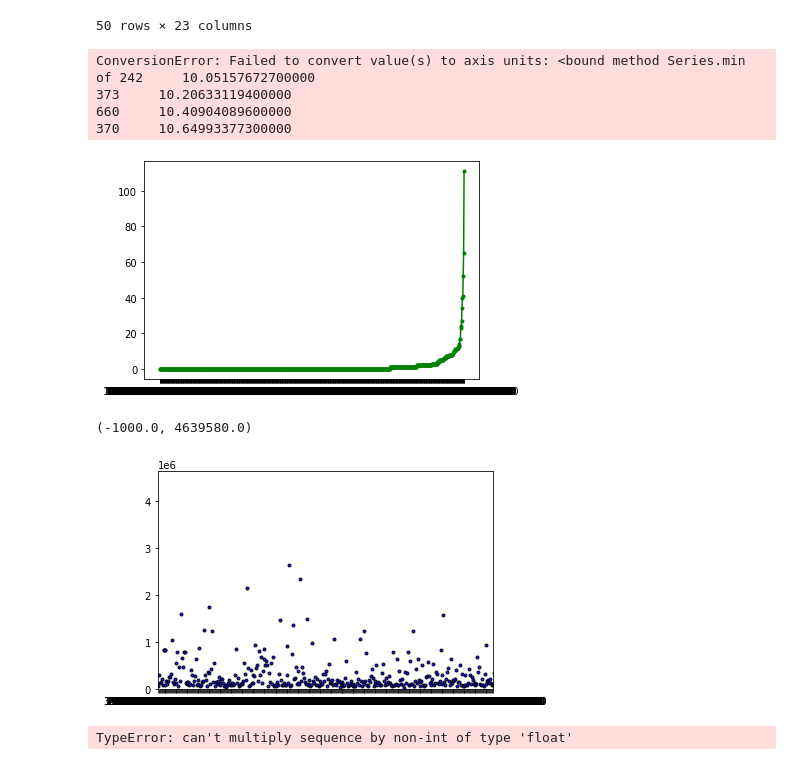
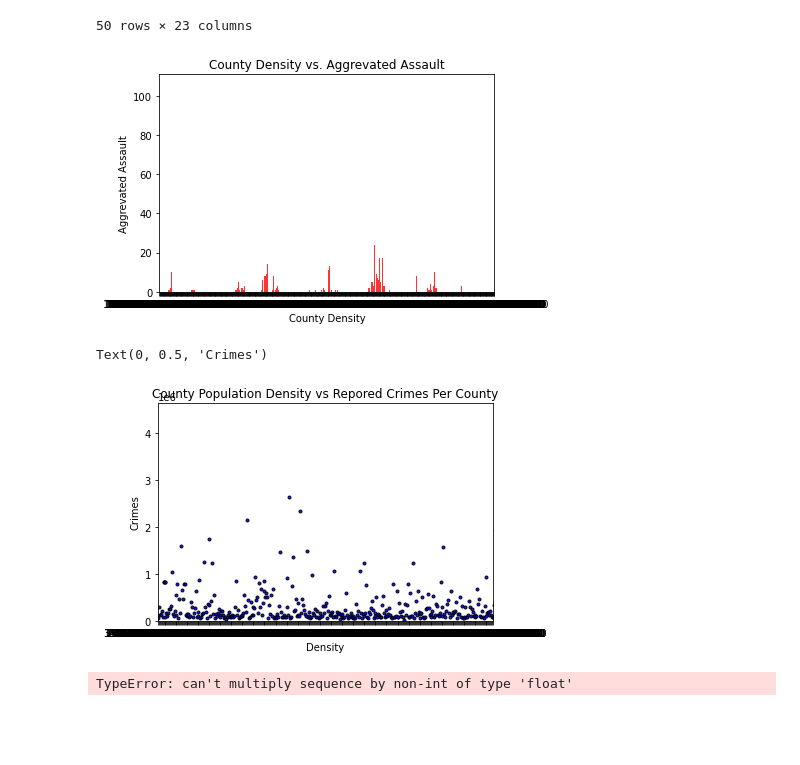
Before and after one commit to melindaeudy/Project_1, a Jupyter notebook: Project_1.ipynb, the cells around one changed output. Drawn from its saved outputs; the diff is of its cells as text; code cells hidden in the pictures; blank space fills up the shorter version.

Commit message:
added titles

```diff
--- a/Project_1.ipynb
+++ b/Project_1.ipynb
@@ -317,28 +317,28 @@ merged_Crime_df.head(50)
 50 rows × 23 columns
 # %%
 pop_sort = merged_Crime_df["DENSITY"].sort_values()
-murd_sort = merged_Crime_df["SAGASSLT"].sort_values()
+murd_sort = merged_Crime_df["SAGASSLT"]
 
 x_values = pop_sort
 y_values = murd_sort
 
-plt.plot(x_values, y_values, color='green', marker='.')
+plt.bar(x_values, y_values, color='r', alpha=0.8, align="center")
 
-plt.xlim(x_values.min,x_values.max)
-plt.ylim(y_values.min,y_values.max)
+plt.xlim(x_values.min(),x_values.max())
+plt.ylim(y_values.min(),y_values.max())
+
+plt.title("County Density vs. Aggrevated Assault")
+plt.xlabel("County Density")
+plt.ylabel("Aggrevated Assault")
 
 plt.show()
 # %% [output]
-ConversionError: Failed to convert value(s) to axis units: <bound method Series.min of 242     10.05157672700000
-373     10.20633119400000
-660     10.40904089600000
-370     10.64993377300000
-[figure, old version]
+[figure, new version]
 # %%
 x_values = merged_Crime_df["DENSITY"]
 y_values = merged_Crime_df["CPOPCRIM"]
 
-# (slope, intercept, rvalue, pvalue, stderr) = linregress(x_values, y_values)
+# (slope, intercept, rvalue, pvalue, stderr) = st.linregress(x_values, y_values)
 # regress_values = x_values * slope + intercept
 
 # line_eq = "y = " + str(round(slope,2)) + "x + " + str(round(intercept,2))
@@ -352,16 +352,16 @@ plt.scatter(x_values, y_values, marker=".", facecolors="blue", edgecolors="black
 plt.xlim(x_values.min(),x_values.max())
 plt.ylim(y_values.min()-1000,y_values.max()-500000)
 
-# plt.title(f"City Latitude vs. Max Temperature ({curr_date})")
-# plt.xlabel("Latitude")
-# plt.ylabel("Max Temperature(F)")
+plt.title("County Population Density vs Repored Crimes Per County")
+plt.xlabel("Density")
+plt.ylabel("Crimes")
 
 # plt.grid(b=True, which='major', color='grey', linestyle='-', alpha=0.70)
 
 # print(f'the r-value is: {rvalue**2}')
 # %% [output]
-(-1000.0, 4639580.0)
+Text(0, 0.5, 'Crimes')
-[figure, old version]
+[figure, new version]
 # %%
 # %% [output]
 TypeError: can't multiply sequence by non-int of type 'float'
```
